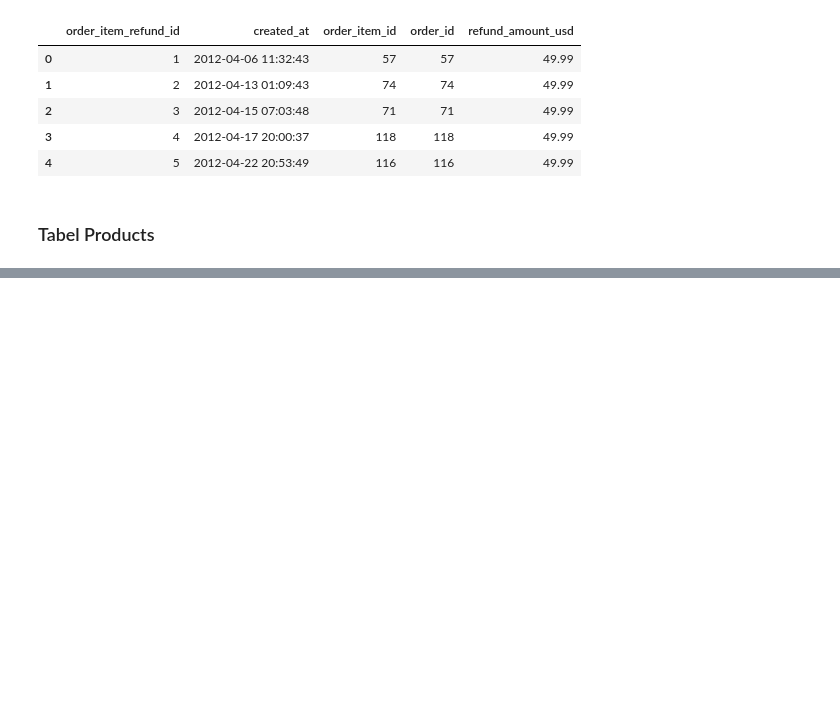
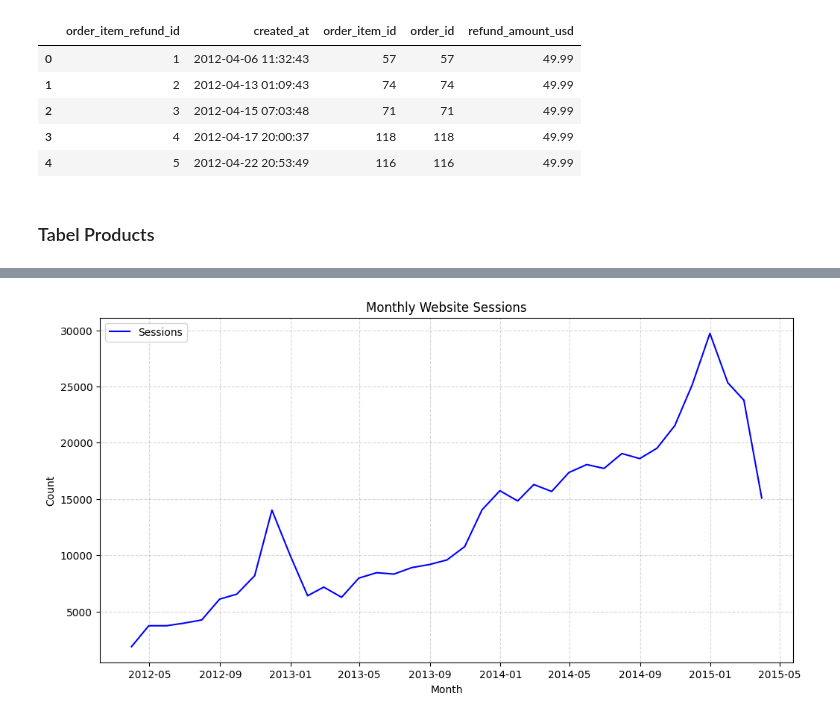
Before and after one commit to valselt/analisis-data-mavenanalytics-toystoreecommercedataset, a Jupyter notebook: Analisis Data Toy Store.ipynb, the cells around one changed output, grey strips where cells are left out. Drawn from its saved outputs; the diff is of its cells as text; code cells hidden in the pictures; blank space fills up the shorter version.

```diff
--- a/Analisis Data Toy Store.ipynb
+++ b/Analisis Data Toy Store.ipynb
@@ -114,0 +794,5 @@ products_df = pd.read_csv("https://raw.githubusercontent.com/valselt/analisis-da
+# %%
+website_sessions_df['utm_source'] = website_sessions_df['utm_source'].fillna('no_data')
+website_sessions_df['utm_campaign'] = website_sessions_df['utm_campaign'].fillna('no_data')
+website_sessions_df['utm_content'] = website_sessions_df['utm_content'].fillna('no_data')
+website_sessions_df['http_referer'] = website_sessions_df['http_referer'].fillna('no_data')
@@ -114,0 +816,4 @@ products_df = pd.read_csv("https://raw.githubusercontent.com/valselt/analisis-da
+# %%
+monthly_orders_toy_df = orders_df.resample(rule='M', on='created_at').agg(
+    total_orders=("order_id", "nunique")
+)
@@ -114,0 +822,4 @@ products_df = pd.read_csv("https://raw.githubusercontent.com/valselt/analisis-da
+# %%
+monthly_session_toy_df = website_sessions_df.resample(rule='M', on='created_at').agg(
+    total_sessions=("website_session_id", "nunique")
+)
@@ -114,0 +828,8 @@ products_df = pd.read_csv("https://raw.githubusercontent.com/valselt/analisis-da
+# %%
+monthly_session_orders_toy_df = pd.merge(
+    left=monthly_session_toy_df,
+    right=monthly_orders_toy_df,
+    how="left",
+    left_on="created_at",
+    right_on="created_at"
+).reset_index()
@@ -114,0 +862,20 @@ products_df = pd.read_csv("https://raw.githubusercontent.com/valselt/analisis-da
+# %%
+plt.figure(figsize=(12, 6))
+
+plt.plot(
+    monthly_session_orders_toy_df["created_at"],
+    monthly_session_orders_toy_df["total_sessions"],
+    label="Sessions",
+    color="blue"
+)
+
+plt.title("Monthly Website Sessions")
+plt.xlabel("Month")
+plt.ylabel("Count")
+plt.legend()
+
+plt.grid(True, linestyle='--', alpha=0.5)
+
+plt.show()
+# %% [output]
+[figure, added]
```
Also changed, not shown: parts of 174 cells of this notebook.
